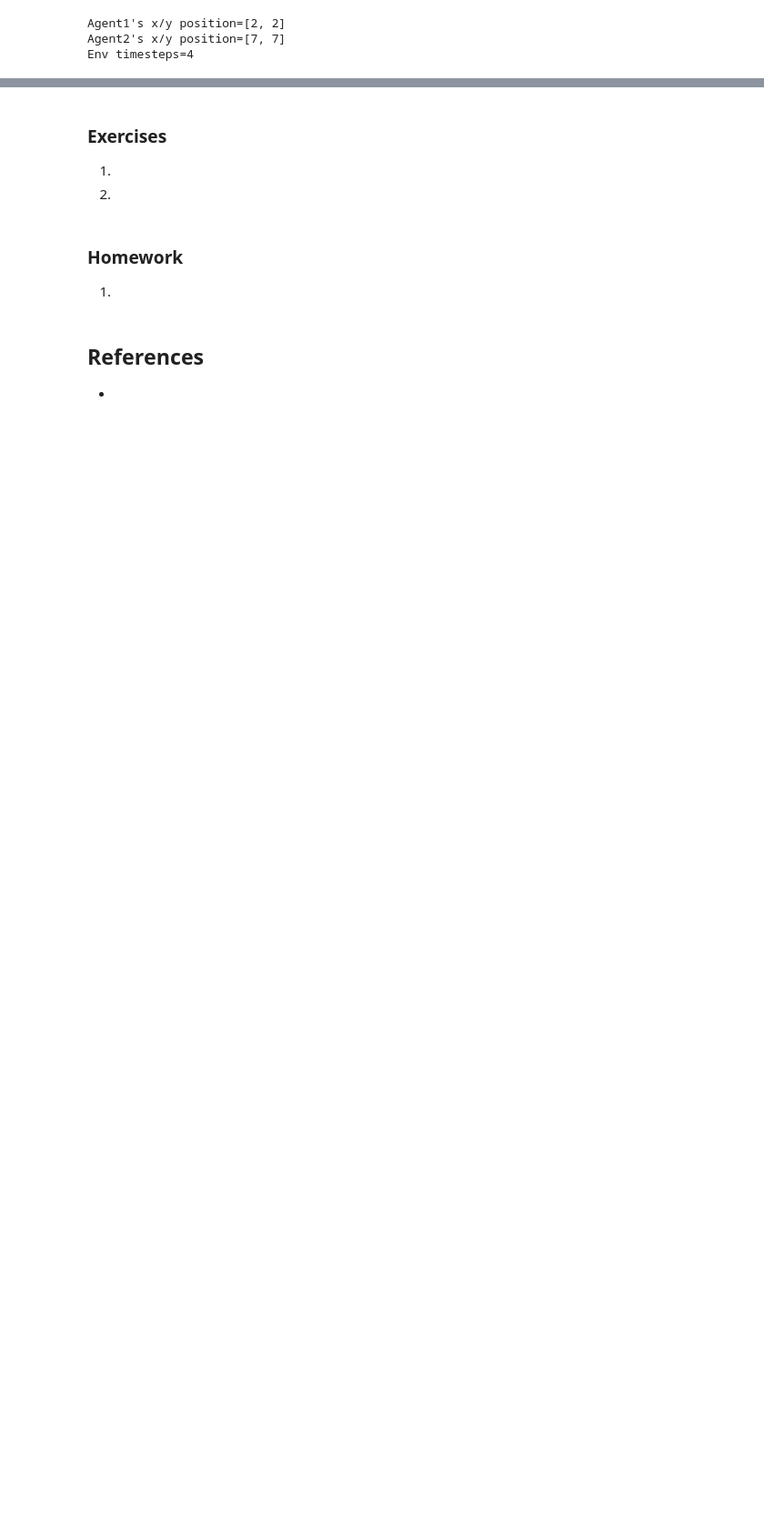
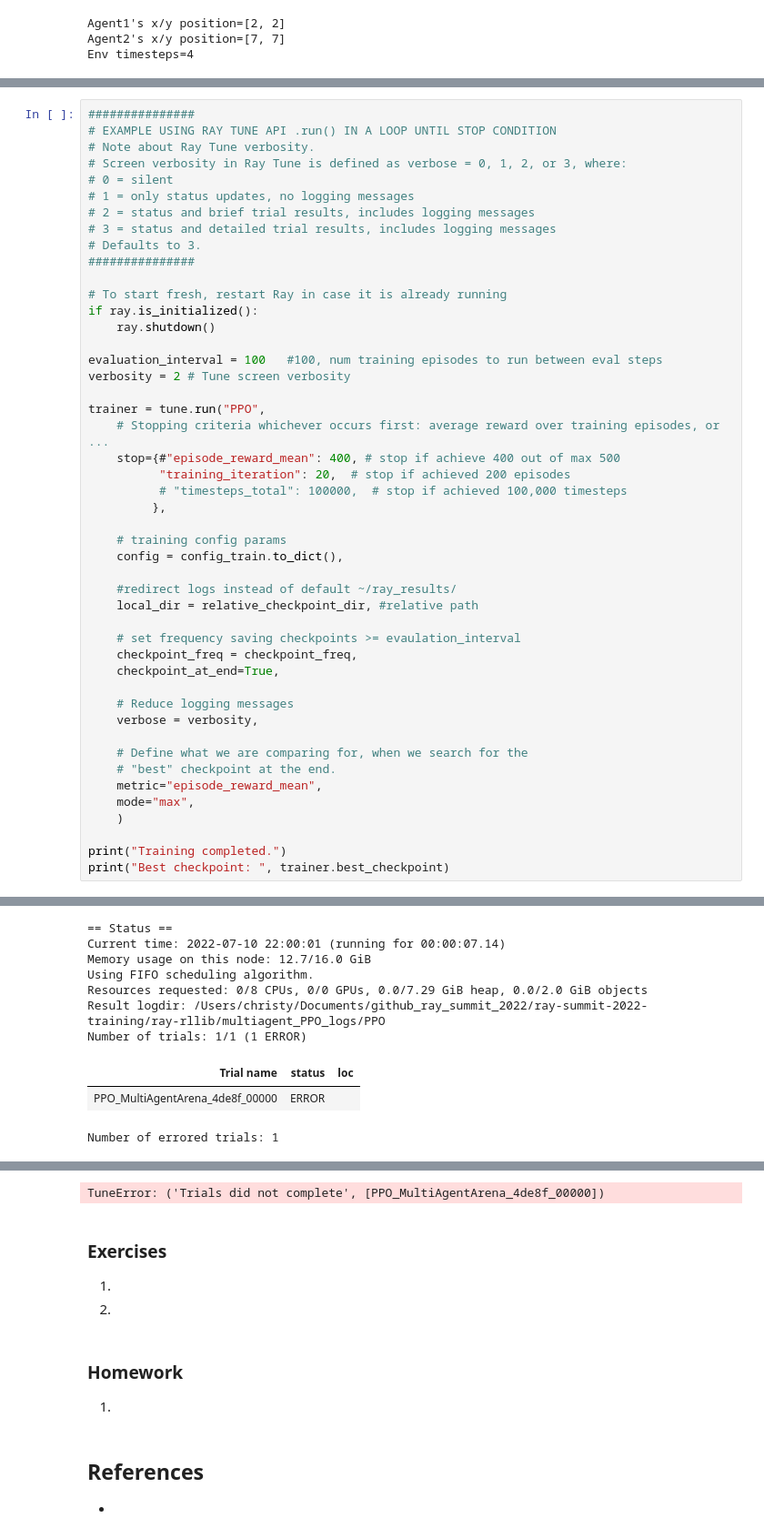
Before and after one commit to anyscale/ray-summit-2022-training, a Jupyter notebook: ray-rllib/ex_02_create_multiagent_rllib_env.ipynb, the cells around one changed output, grey strips where cells are left out. Shown at 91% size. Drawn from its saved outputs; the diff is of its cells as text; blank space fills up the shorter version.

```diff
--- a/ray-rllib/ex_02_create_multiagent_rllib_env.ipynb
+++ b/ray-rllib/ex_02_create_multiagent_rllib_env.ipynb
@@ -261,0 +394,48 @@ Env timesteps=4
+# %%
+###############
+# EXAMPLE USING RAY TUNE API .run() IN A LOOP UNTIL STOP CONDITION
+# Note about Ray Tune verbosity.
+# Screen verbosity in Ray Tune is defined as verbose = 0, 1, 2, or 3, where:
+# 0 = silent
+# 1 = only status updates, no logging messages
+# 2 = status and brief trial results, includes logging messages
+# 3 = status and detailed trial results, includes logging messages
+# Defaults to 3.
+###############
+
+# To start fresh, restart Ray in case it is already running
+if ray.is_initialized():
+    ray.shutdown()
+
+evaluation_interval = 100   #100, num training episodes to run between eval steps
+verbosity = 2 # Tune screen verbosity
+
+trainer = tune.run("PPO",
+    # Stopping criteria whichever occurs first: average reward over training episodes, or ...
+    stop={#"episode_reward_mean": 400, # stop if achieve 400 out of max 500
+          "training_iteration": 20,  # stop if achieved 200 episodes
+          # "timesteps_total": 100000,  # stop if achieved 100,000 timesteps
+         },
+
+    # training config params
+    config = config_train.to_dict(),
+
+    #redirect logs instead of default ~/ray_results/
+    local_dir = relative_checkpoint_dir, #relative path
+
+    # set frequency saving checkpoints >= evaulation_interval
+    checkpoint_freq = checkpoint_freq,
+    checkpoint_at_end=True,
+
+    # Reduce logging messages
+    verbose = verbosity,
+
+    # Define what we are comparing for, when we search for the
+    # "best" checkpoint at the end.
+    metric="episode_reward_mean",
+    mode="max",
+    )
+
+print("Training completed.")
+print("Best checkpoint: ", trainer.best_checkpoint)
+# %% [output]
@@ -261,0 +459,10 @@ Env timesteps=4
+== Status ==
+Current time: 2022-07-10 22:00:01 (running for 00:00:07.14)
+Memory usage on this node: 12.7/16.0 GiB
+Using FIFO scheduling algorithm.
+Resources requested: 0/8 CPUs, 0/0 GPUs, 0.0/7.29 GiB heap, 0.0/2.0 GiB objects
+Result logdir: /Users/christy/Documents/github_ray_summit_2022/ray-summit-2022-training/ray-rllib/multiagent_PPO_logs/PPO
+Number of trials: 1/1 (1 ERROR)
+| Trial name | status | loc |
+| PPO_MultiAgentArena_4de8f_00000 | ERROR |  |
+Number of errored trials: 1
@@ -262,3 +492,4 @@ Env timesteps=4
+TuneError: ('Trials did not complete', [PPO_MultiAgentArena_4de8f_00000])
 # %% [markdown]
 ### Exercises
 
```
Also changed, not shown: parts of 11 cells of this notebook, 8 other files.
